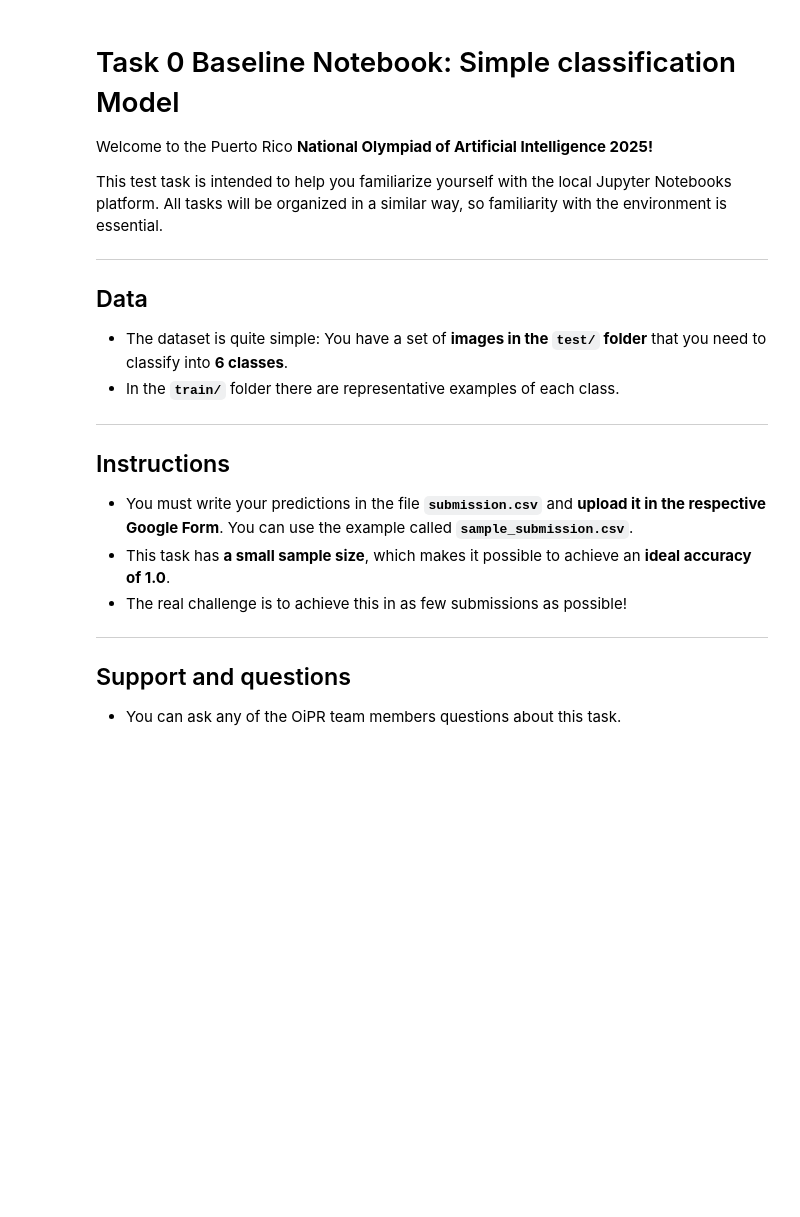
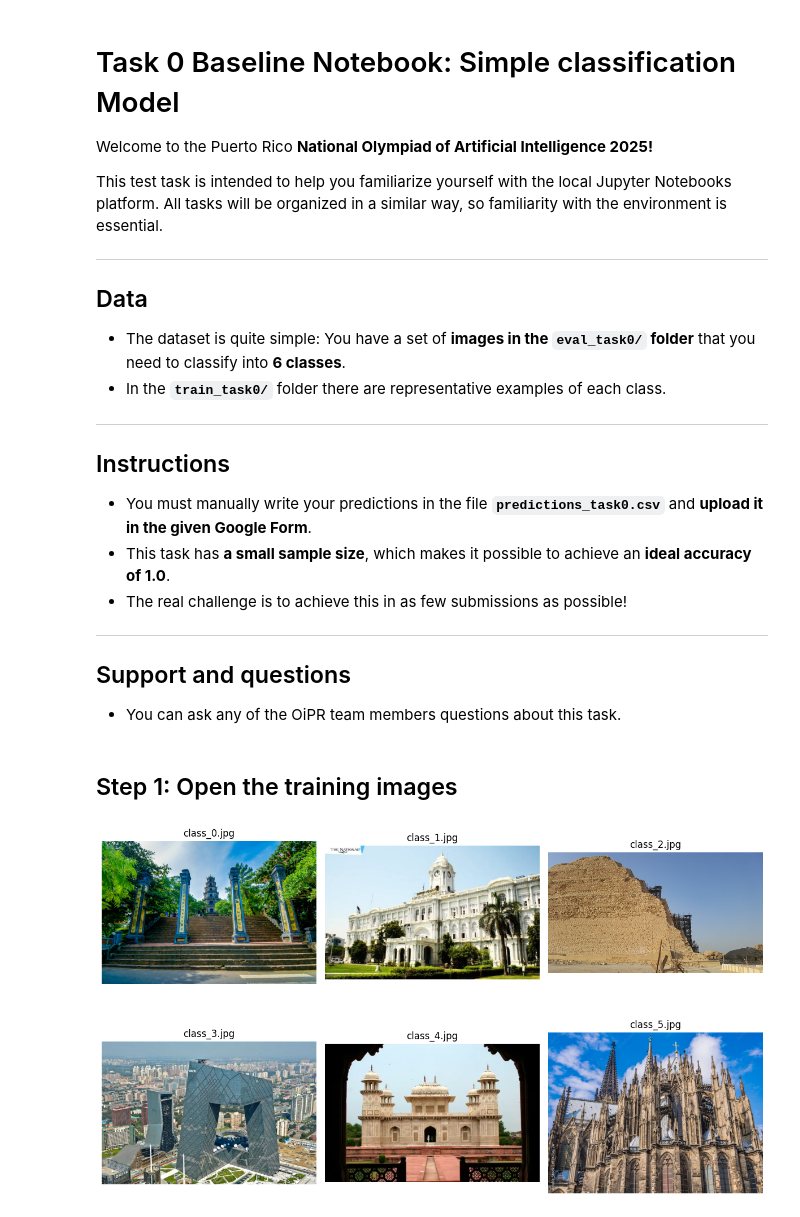
Before and after one commit to juanesfco/NOAI25, a Jupyter notebook: task0/task0.ipynb, the cells around one changed output. Cells and saved outputs as stored; diff of their text form; code cells hidden in the pictures; blank space fills up the shorter version.

```diff
--- a/task0/task0.ipynb
+++ b/task0/task0.ipynb
@@ -10,14 +10,14 @@ This test task is intended to help you familiarize yourself with the local Jupyt
 ## Data
 
 - The dataset is quite simple:
-  You have a set of **images in the `test/` folder** that you need to classify into **6 classes**.
-- In the **`train/`** folder there are representative examples of each class.
+  You have a set of **images in the `eval_task0/` folder** that you need to classify into **6 classes**.
+- In the **`train_task0/`** folder there are representative examples of each class.
 
 ---
 
 ## Instructions
 
-- You must write your predictions in the file **`submission.csv`** and **upload it in the respective Google Form**. You can use the example called **`sample_submission.csv`**.
+- You must manually write your predictions in the file **`predictions_task0.csv`** and **upload it in the given Google Form**.
 - This task has **a small sample size**, which makes it possible to achieve an **ideal accuracy of 1.0**.
 - The real challenge is to achieve this in as few submissions as possible!
 
@@ -26,19 +26,28 @@ This test task is intended to help you familiarize yourself with the local Jupyt
 ## Support and questions
 
 - You can ask any of the OiPR team members questions about this task.
+# %% [markdown]
+## Step 1: Open the training images
 # %%
 from pathlib import Path
 from PIL import Image
 import matplotlib.pyplot as plt
 
-# Path to the folder with images
-train_dir = Path('train')
+# Path to the folder with train images
+train_dir = Path('train_task0')
 
-image_paths = sorted(train_dir.glob('*.jpg'))
+train_image_paths = sorted(train_dir.glob('*.jpg'))
 
-for path in image_paths[:6]:
+# Display a 2x3 grid of images
+fig, axes = plt.subplots(2, 3, figsize=(12, 8))
+axes = axes.flatten()
+
+for ax, path in zip(axes, train_image_paths[:6]):
     img = Image.open(path)
-    plt.imshow(img)
-    plt.title(path.name)
-    plt.axis('off')
-    plt.show()
+    ax.imshow(img)
+    ax.set_title(path.name)
+    ax.axis('off')
+
+plt.tight_layout()
+# %% [output]
+[figure, added]
```
Also changed, not shown: parts of 6 cells of this notebook, 38 other files.
